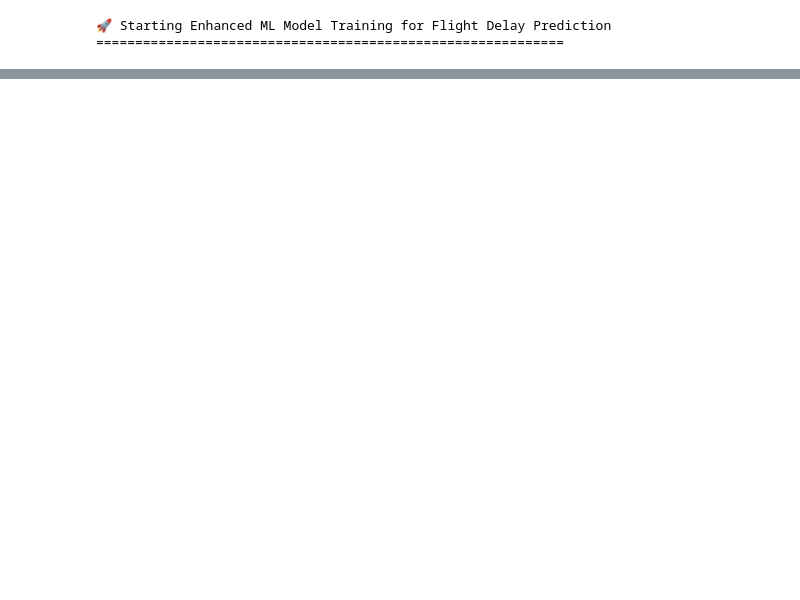
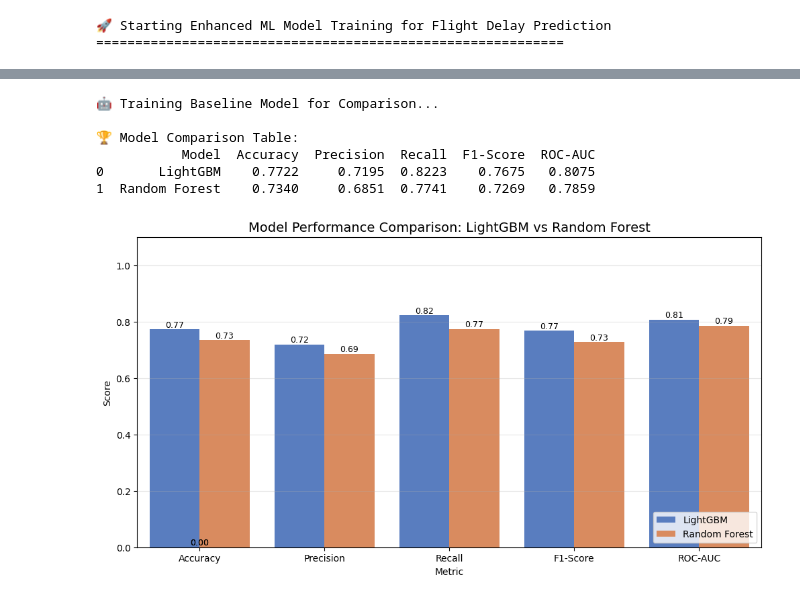
Before and after one commit to Jywong-03/FYP_NeuraSky, a Jupyter notebook: backend_neurasky/train_model.ipynb, the cells around one changed output, grey strips where cells are left out. Cells and saved outputs as stored; diff of their text form; code cells hidden in the pictures; blank space fills up the shorter version.

```diff
--- a/backend_neurasky/train_model.ipynb
+++ b/backend_neurasky/train_model.ipynb
@@ -324,0 +483,60 @@ print(f"   • Model saved and ready for deployment!")
+# %%
+# 19. Model Comparison
+print("\n🤖 Training Baseline Model for Comparison...")
+from sklearn.ensemble import RandomForestClassifier
+
+# Train a simple Random Forest as baseline (faster training)
+rf_model = RandomForestClassifier(n_estimators=50, max_depth=10, random_state=42, n_jobs=-1, class_weight='balanced')
+rf_model.fit(X_train, y_train)
+
+# Predictions
+rf_pred = rf_model.predict(X_test)
+rf_prob = rf_model.predict_proba(X_test)[:, 1]
+
+# Calculate Metrics
+rf_metrics = {
+    'Model': 'Random Forest',
+    'Accuracy': accuracy_score(y_test, rf_pred),
+    'Precision': precision_score(y_test, rf_pred),
+    'Recall': recall_score(y_test, rf_pred),
+    'F1-Score': f1_score(y_test, rf_pred),
+    'ROC-AUC': roc_auc_score(y_test, rf_prob)
+}
+
+lgb_metrics = {
+    'Model': 'LightGBM',
+    'Accuracy': accuracy,
+    'Precision': precision,
+    'Recall': recall,
+    'F1-Score': f1,
+    'ROC-AUC': roc_auc
+}
+
+# Create Comparison DataFrame
+comparison_df = pd.DataFrame([lgb_metrics, rf_metrics])
+print("\n🏆 Model Comparison Table:")
+print(comparison_df.round(4))
+
+# Visual Comparison
+plt.figure(figsize=(12, 6))
+metrics_to_plot = ['Accuracy', 'Precision', 'Recall', 'F1-Score', 'ROC-AUC']
+comparison_melted = comparison_df.melt(id_vars='Model', value_vars=metrics_to_plot, var_name='Metric', value_name='Score')
+
+sns.barplot(x='Metric', y='Score', hue='Model', data=comparison_melted, palette='muted')
+plt.title('Model Performance Comparison: LightGBM vs Random Forest', fontsize=14)
+plt.ylim(0, 1.1)
+plt.legend(loc='lower right')
+plt.grid(axis='y', alpha=0.3)
+for p in plt.gca().patches:
+    plt.gca().annotate(f'{p.get_height():.2f}', (p.get_x() + p.get_width() / 2., p.get_height()),
+                ha='center', va='center', fontsize=9, color='black', xytext=(0, 5),
+                textcoords='offset points')
+plt.show()
+# %% [output]
+🤖 Training Baseline Model for Comparison...
+
+🏆 Model Comparison Table:
+           Model  Accuracy  Precision  Recall  F1-Score  ROC-AUC
+0       LightGBM    0.7722     0.7195  0.8223    0.7675   0.8075
+1  Random Forest    0.7340     0.6851  0.7741    0.7269   0.7859
+[figure, added]
```
Also changed, not shown: parts of 17 cells of this notebook, 2 other files.
